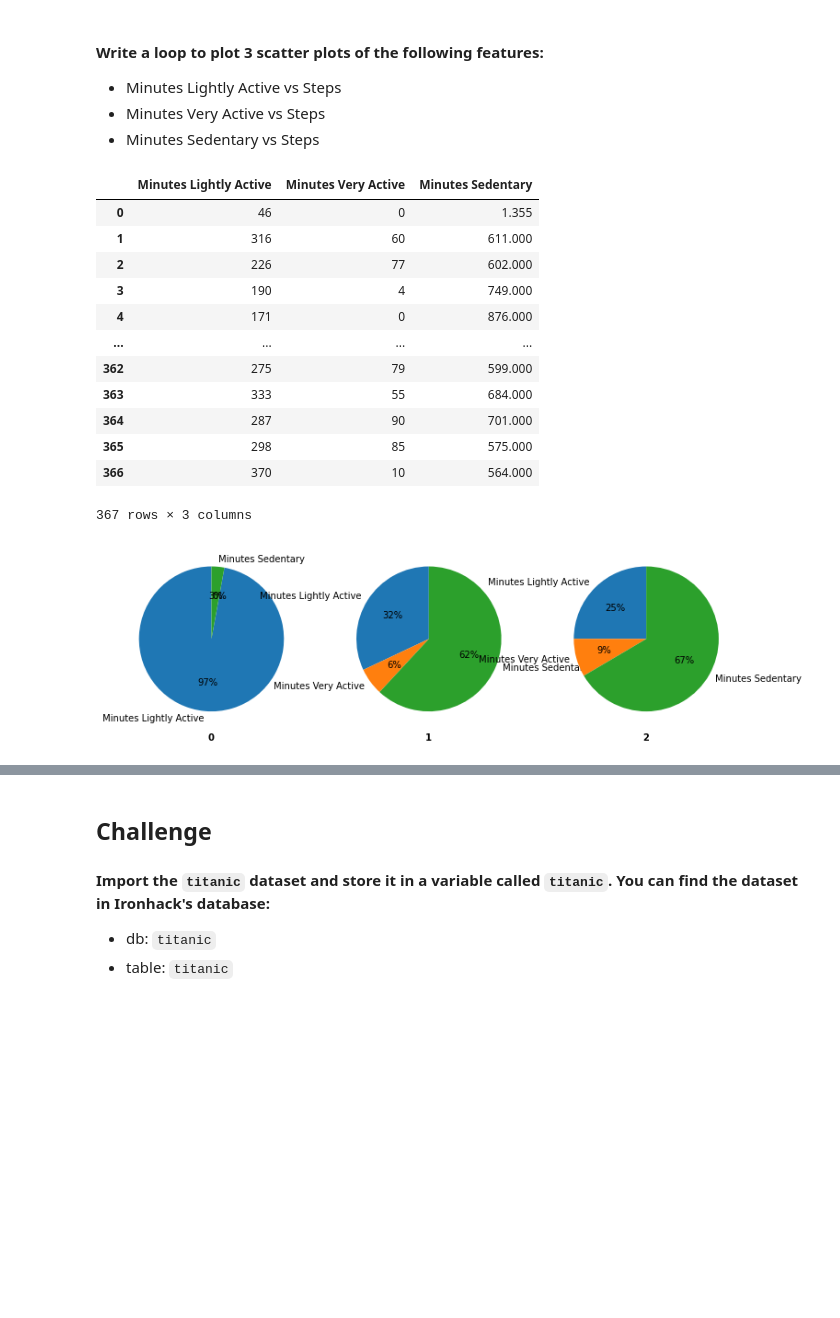
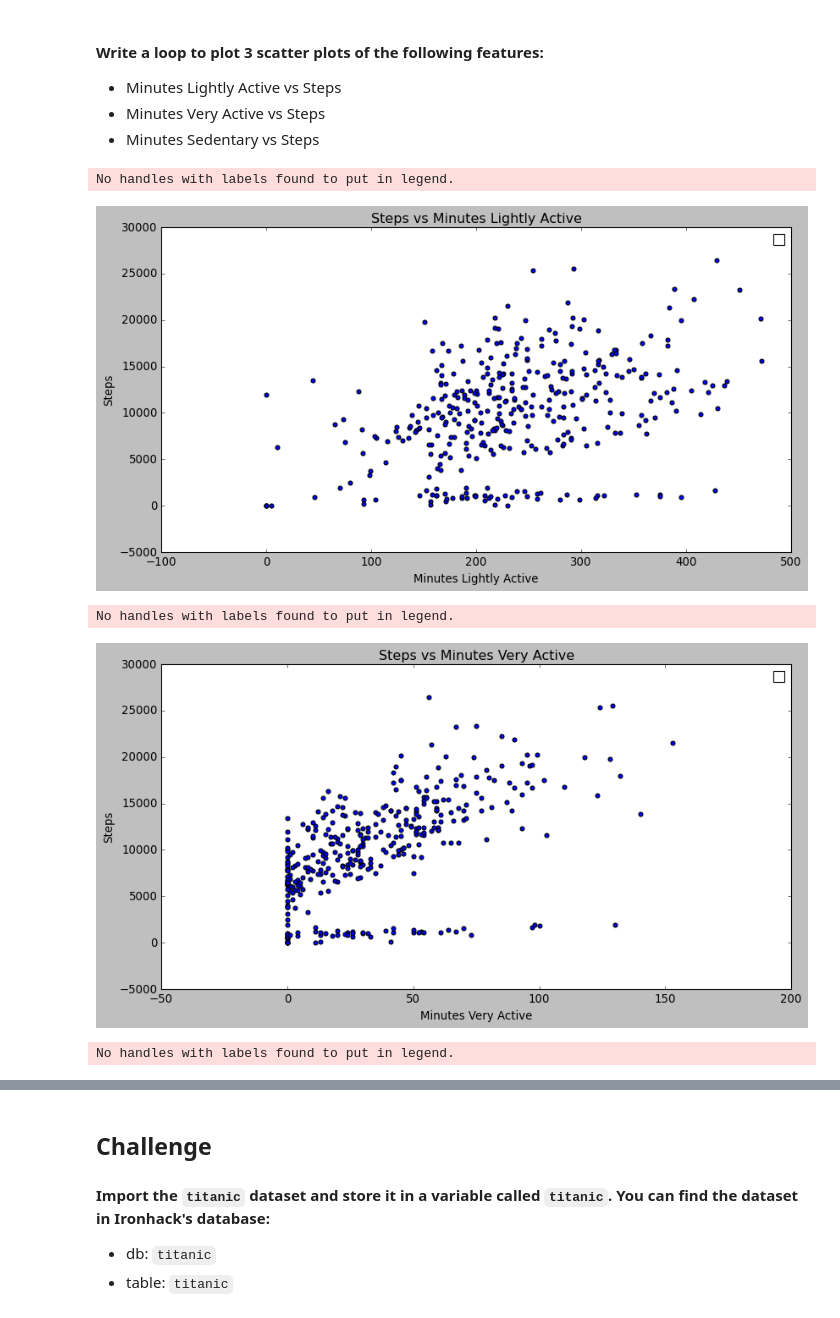
Before and after one commit to Ironhack-Data-Madrid-Marzo-2022/5.2-lab-matplotlib-seaborn, a Jupyter notebook: your-code/main.ipynb, the cells around one changed output, grey strips where cells are left out. Drawn from its saved outputs; the diff is of its cells as text; code cells hidden in the pictures; blank space fills up the shorter version.

```diff
--- a/your-code/main.ipynb
+++ b/your-code/main.ipynb
@@ -68,21 +69,3 @@ sns.barplot(x='Work_or_Weekend', y='Steps', data=fitbit)
 * Minutes Lightly Active vs Steps
 * Minutes Very Active vs Steps
 * Minutes Sedentary vs Steps
-# %%
-suma=fitbit[['Steps','Minutes Lightly Active','Minutes Very Active','Minutes Sedentary']]
-suma
-tab
-# %% [output]
-|  | Minutes Lightly Active | Minutes Very Active | Minutes Sedentary |
-| 0 | 46 | 0 | 1.355 |
-| 1 | 316 | 60 | 611.000 |
-| 2 | 226 | 77 | 602.000 |
-| 3 | 190 | 4 | 749.000 |
-| 4 | 171 | 0 | 876.000 |
-| ... | ... | ... | ... |
-| 362 | 275 | 79 | 599.000 |
-| 363 | 333 | 55 | 684.000 |
-| 364 | 287 | 90 | 701.000 |
-| 365 | 298 | 85 | 575.000 |
-| 366 | 370 | 10 | 564.000 |
-367 rows × 3 columns
@@ -91,12 +72,23 @@ fig, ax = plt.subplots(1, 3)
-# %%
-
-
-fig, ax = plt.subplots(1, 3)  # alegre, 1 fila 3 columnas, es decir 3 plots
-
-for i,cat in enumerate(tab.index[:3]):
-    tab.loc[cat].plot.pie(ax=ax[i], autopct='%1.f%%', startangle=90)
-
-    ax[i].set_ylabel('')
-    ax[i].set_xlabel(cat, fontweight='bold')
-# %% [output]
-[figure, removed]
+# %%
+
+x_col = "Steps"
+y_columns = ["Minutes Lightly Active", "Minutes Very Active", "Minutes Sedentary"]
+
+
+for y_col in y_columns:
+
+    figure = plt.figure
+    ax = plt.gca()
+    ax.scatter(fitbit[y_col], fitbit[x_col])
+    ax.set_xlabel(y_col)
+    ax.set_ylabel(x_col)
+    ax.set_title("{} vs {}".format(x_col, y_col))
+
+    plt.legend()
+    plt.show()
+# %% [output]
+No handles with labels found to put in legend.
+[figure, added]
+No handles with labels found to put in legend.
+[figure, added]
+No handles with labels found to put in legend.
```
Also changed, not shown: parts of 27 cells of this notebook.
